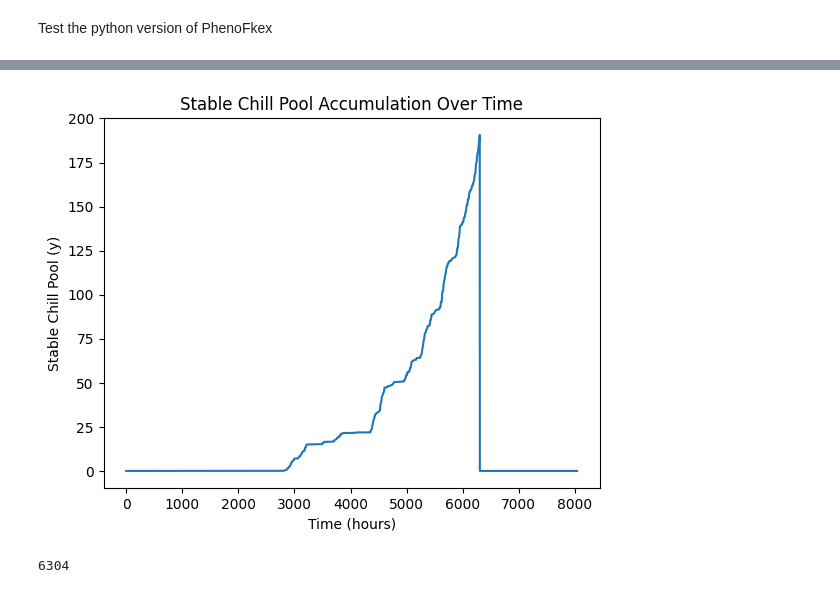
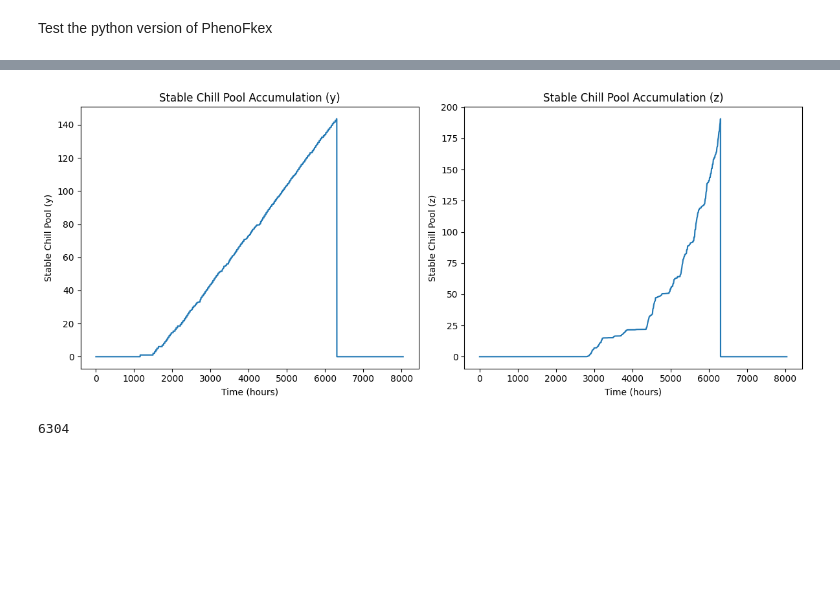
Before and after one commit to larscaspersen/phenoflex_meets_bayes, a Jupyter notebook: hybridmodel_phenoflex.ipynb, the cells around one changed output, grey strips where cells are left out. Drawn from its saved outputs; the diff is of its cells as text; code cells hidden in the pictures; blank space fills up the shorter version.

```diff
--- a/hybridmodel_phenoflex.ipynb
+++ b/hybridmodel_phenoflex.ipynb
@@ -251,11 +228,22 @@ plt.show()
-# %%
-plt.plot(test['z'])
-plt.xlabel('Time (hours)')
-plt.ylabel('Stable Chill Pool (y)')
-plt.title('Stable Chill Pool Accumulation Over Time')
-plt.show()
-# %% [output]
-[figure, removed]
+# %%
+fig, axes = plt.subplots(1, 2, figsize=(12, 5))
+
+# First plot (y)
+axes[0].plot(test['y'])
+axes[0].set_xlabel('Time (hours)')
+axes[0].set_ylabel('Stable Chill Pool (y)')
+axes[0].set_title('Stable Chill Pool Accumulation (y)')
+
+# Second plot (z)
+axes[1].plot(test['z'])
+axes[1].set_xlabel('Time (hours)')
+axes[1].set_ylabel('Stable Chill Pool (z)')
+axes[1].set_title('Stable Chill Pool Accumulation (z)')
+
+plt.tight_layout()
+plt.show()
+# %% [output]
+[figure, added]
 # %%
 test['bloomindex']
 # %% [output]
```
Also changed, not shown: parts of 22 cells of this notebook.
